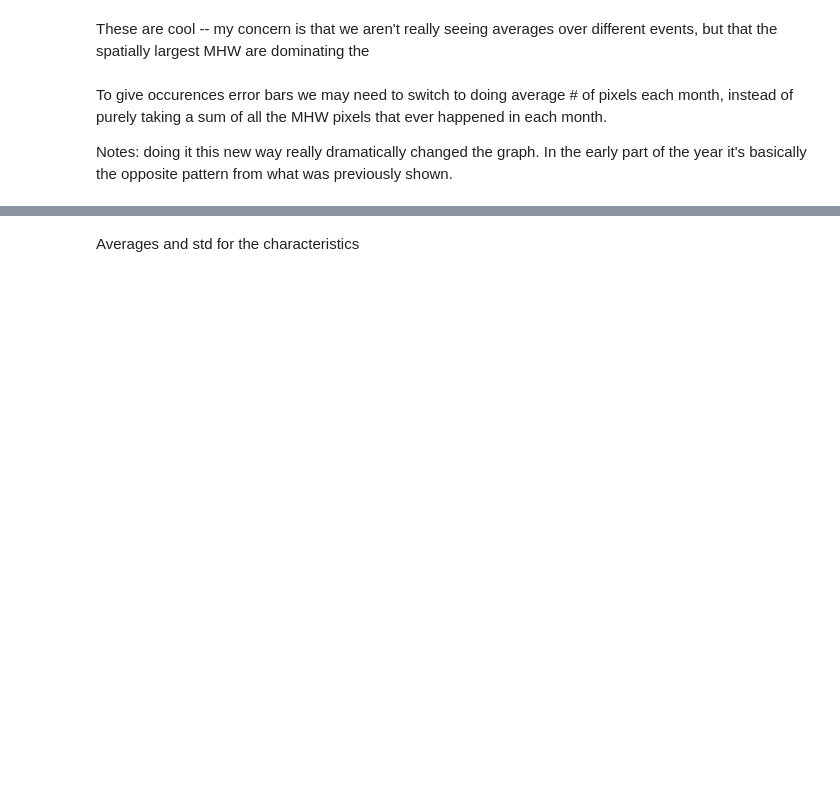
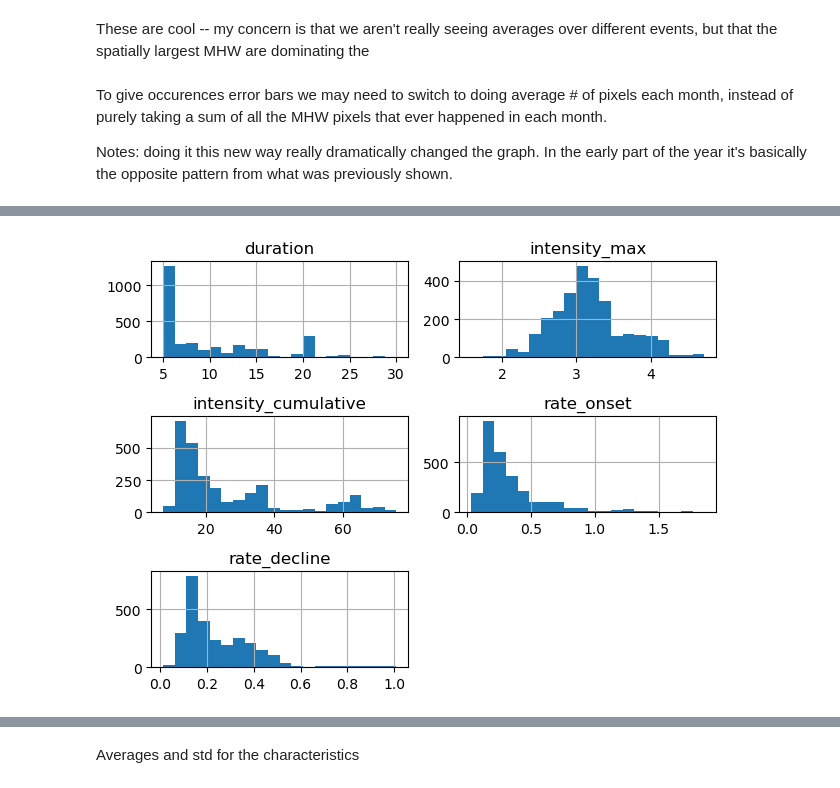
Before and after one commit to rwegener2/chesapeake_mhw, a Jupyter notebook: notebooks/02_figures_and_analysis/marine_heatwaves/seasonality.ipynb, the cells around one changed output, grey strips where cells are left out. Saved outputs shown, nothing was run; the diff lists cells and outputs as text; code cells hidden in the pictures; blank space fills up the shorter version.

```diff
--- a/notebooks/02_figures_and_analysis/marine_heatwaves/seasonality.ipynb
+++ b/notebooks/02_figures_and_analysis/marine_heatwaves/seasonality.ipynb
@@ -128,0 +167,5 @@ monthly_counts = monthly_counts.reindex(new_index, fill_value=None)
+# %%
+full_df.query('month == 1')[['duration', 'intensity_max', 'intensity_cumulative', 'rate_onset', 'rate_decline']].hist(bins=20)
+plt.tight_layout()
+# %% [output]
+[figure, added]
```
Also changed, not shown: parts of 15 cells of this notebook, 11 other files.
